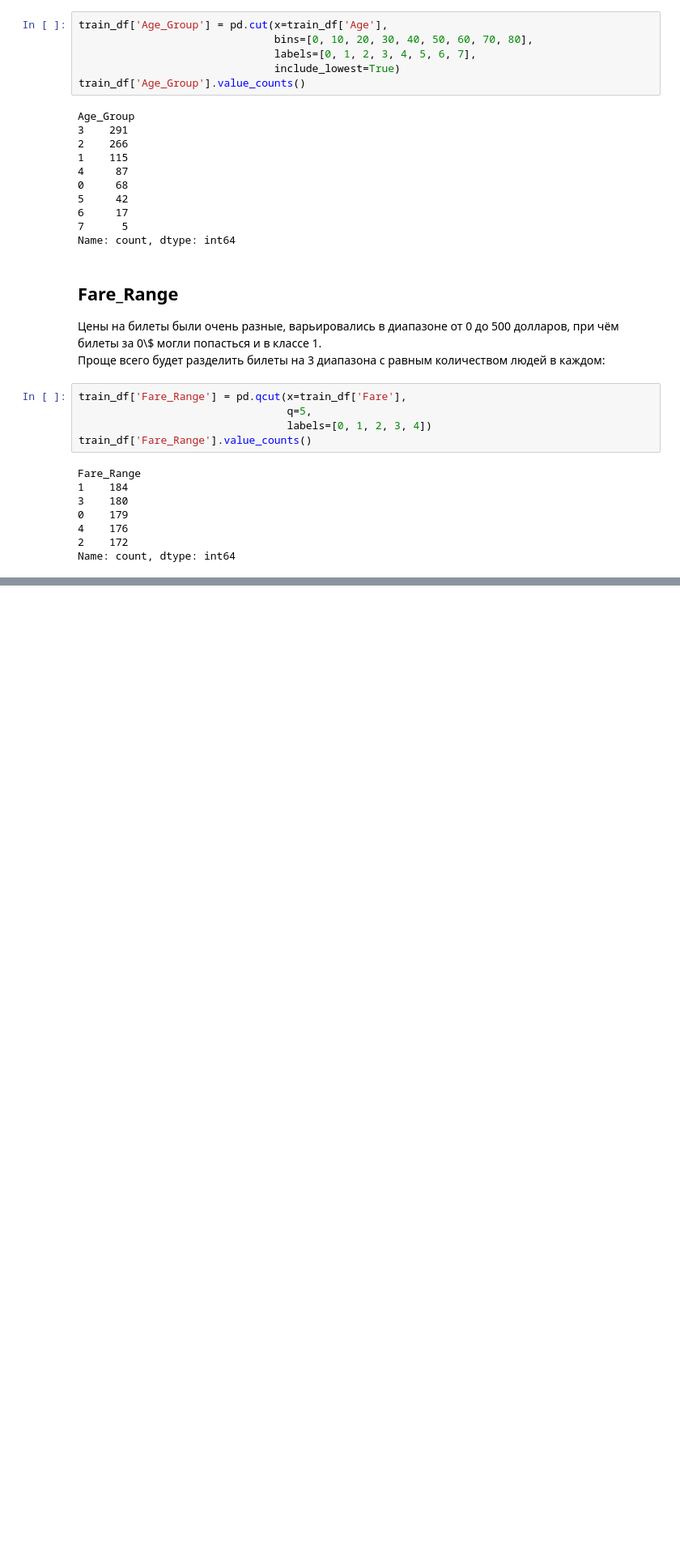
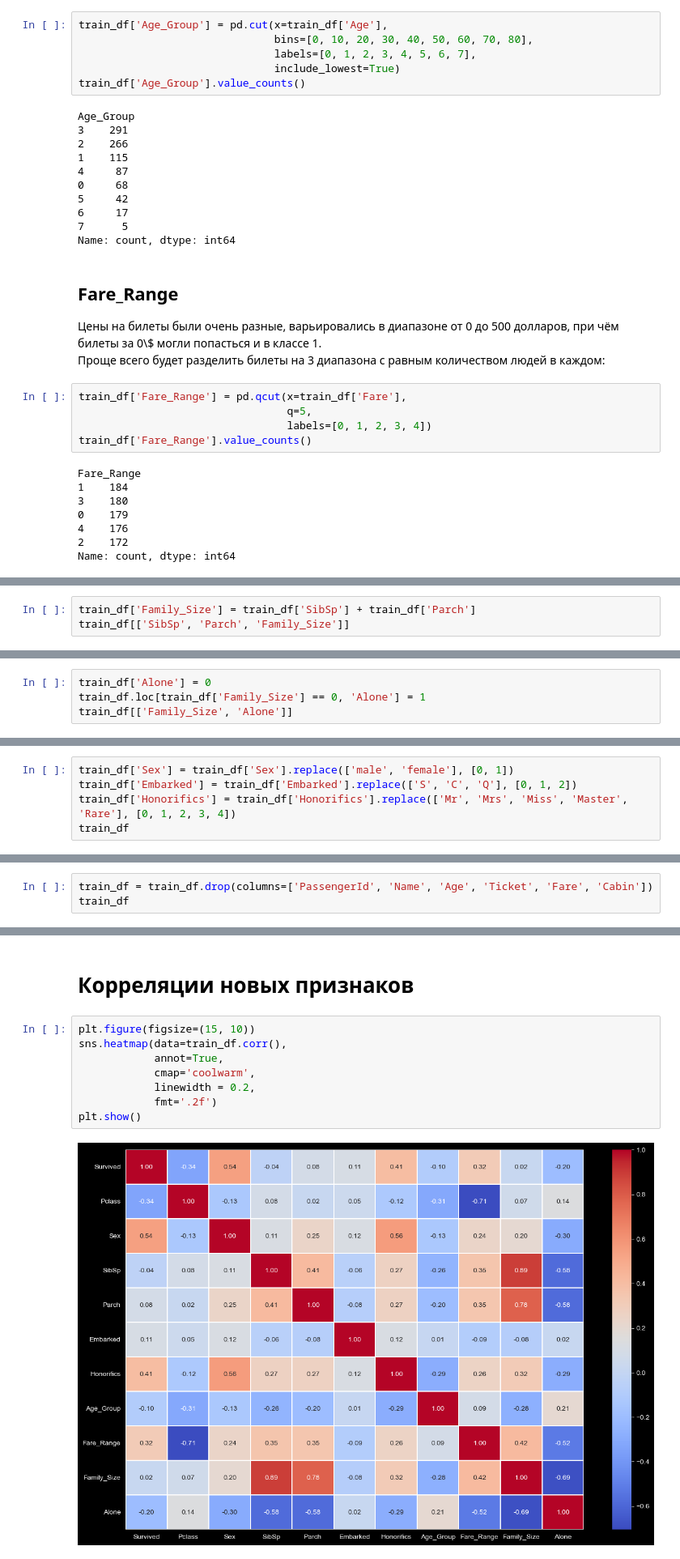
Before and after one commit to SashaCurry/Titanic, a Jupyter notebook: 2_Feature_Engineering.ipynb, the cells around one changed output, grey strips where cells are left out. Shown at 81% size. Drawn from its saved outputs; the diff is of its cells as text; blank space fills up the shorter version.

```diff
--- a/2_Feature_Engineering.ipynb
+++ b/2_Feature_Engineering.ipynb
@@ -220,0 +223,3 @@ Name: count, dtype: int64
+# %%
+train_df['Family_Size'] = train_df['SibSp'] + train_df['Parch']
+train_df[['SibSp', 'Parch', 'Family_Size']]
@@ -220,0 +242,4 @@ Name: count, dtype: int64
+# %%
+train_df['Alone'] = 0
+train_df.loc[train_df['Family_Size'] == 0, 'Alone'] = 1
+train_df[['Family_Size', 'Alone']]
@@ -220,0 +263,5 @@ Name: count, dtype: int64
+# %%
+train_df['Sex'] = train_df['Sex'].replace(['male', 'female'], [0, 1])
+train_df['Embarked'] = train_df['Embarked'].replace(['S', 'C', 'Q'], [0, 1, 2])
+train_df['Honorifics'] = train_df['Honorifics'].replace(['Mr', 'Mrs', 'Miss', 'Master', 'Rare'], [0, 1, 2, 3, 4])
+train_df
@@ -220,0 +291,3 @@ Name: count, dtype: int64
+# %%
+train_df = train_df.drop(columns=['PassengerId', 'Name', 'Age', 'Ticket', 'Fare', 'Cabin'])
+train_df
@@ -220,0 +308,12 @@ Name: count, dtype: int64
+# %% [markdown]
+# Корреляции новых признаков
+# %%
+plt.figure(figsize=(15, 10))
+sns.heatmap(data=train_df.corr(),
+            annot=True,
+            cmap='coolwarm',
+            linewidth = 0.2,
+            fmt='.2f')
+plt.show()
+# %% [output]
+[figure, added]
```
Also changed, not shown: parts of 9 cells of this notebook.
